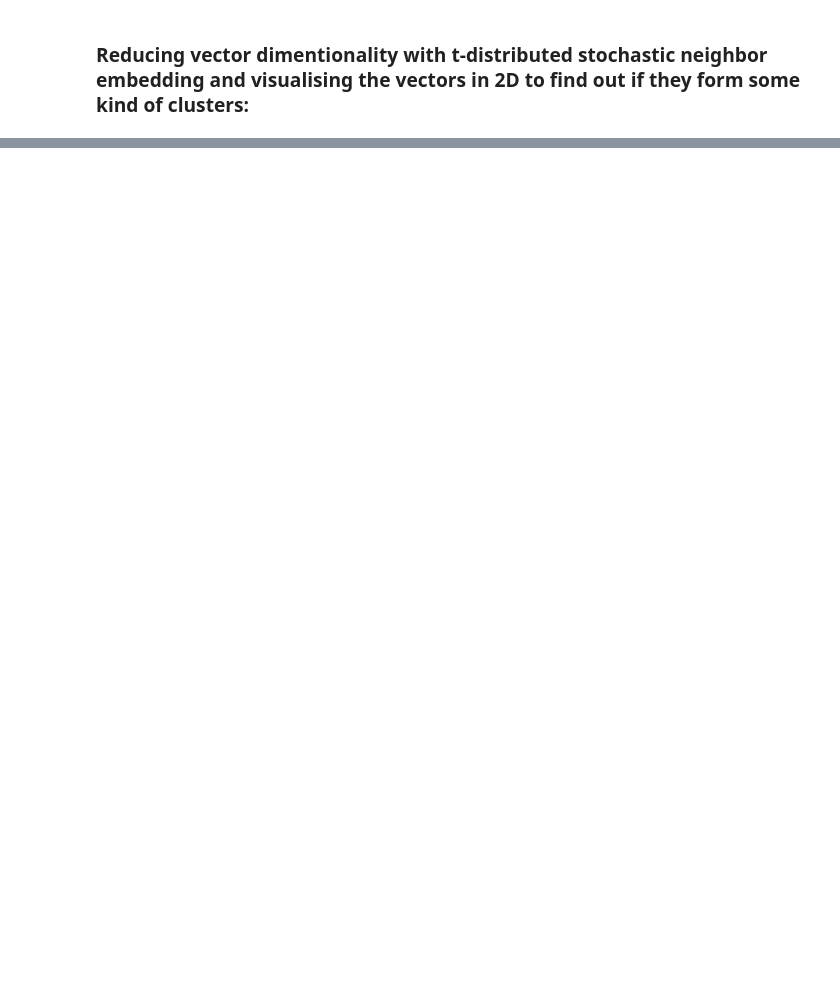
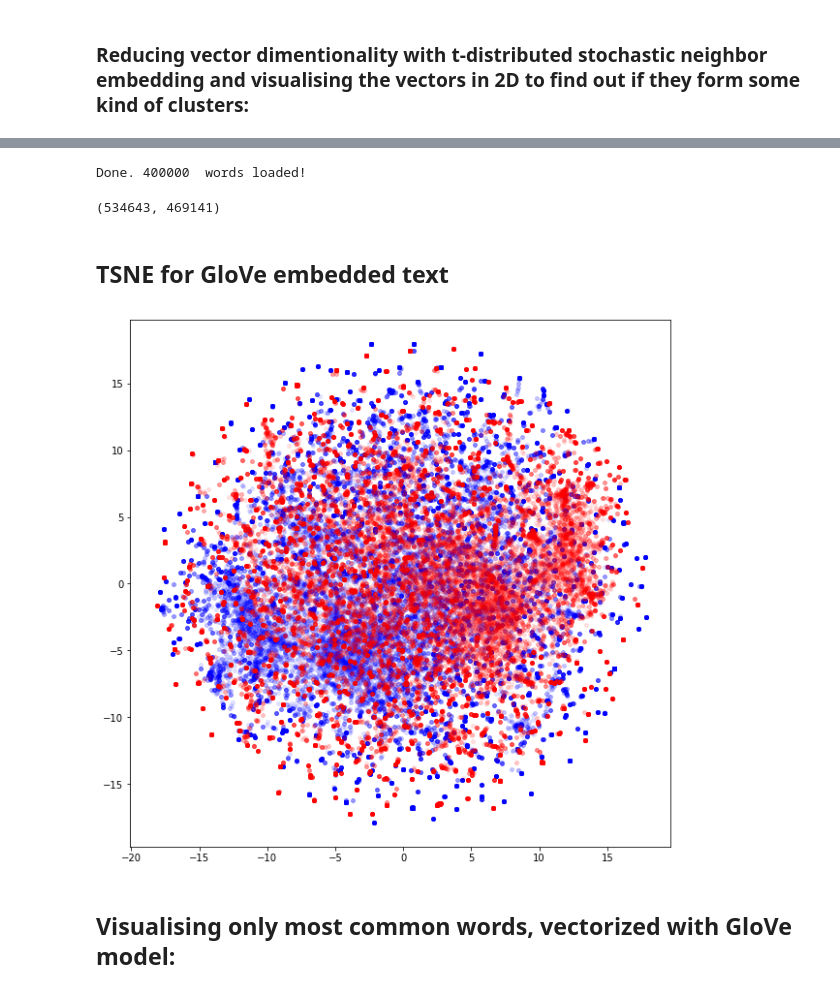
Before and after one commit to gabaslava/imdb, a Jupyter notebook: A. imdb data analysing. the code.ipynb, the cells around one changed output, grey strips where cells are left out. Drawn from its saved outputs; the diff is of its cells as text; code cells hidden in the pictures; blank space fills up the shorter version.

```diff
--- a/A. imdb data analysing. the code.ipynb
+++ b/A. imdb data analysing. the code.ipynb
@@ -375,0 +460,46 @@ plt.show()
+# %%
+file = "glove.6B.50d.txt" #word embeddings - 50 vector dimentionality
+def loadGloveModel(File):
+    with open(File, encoding="utf8" ) as f:
+        content = f.readlines()
+    word_embeddings = {}
+    for line in content:
+        splitLine = line.split()
+        word = splitLine[0]
+        embedding = np.array([float(val) for val in splitLine[1:]])
+        word_embeddings[word] = embedding
+    print ("Done.",len(word_embeddings)," words loaded!")
+    return word_embeddings
+
+glove_embs = loadGloveModel(file)
+glove_unique_words = list(glove_embs.keys())
+# %% [output]
+Done. 400000  words loaded!
+# %%
+glove_vectorized_sentences = sentences_vectorized(X, glove_embs, 50, 2600, glove_unique_words)
+glove_words_true, glove_words_false = separate_true_false_review_words(glove_vectorized_sentences, Y)
+# %%
+len(glove_words_true), len(glove_words_false)
+# %% [output]
+(534643, 469141)
+# %% [markdown]
+## TSNE for GloVe embedded text
+# %%
+tsne = TSNE(n_components=2, perplexity=40, n_iter=500)
+
+#get sample
+glove_true_sample = random.sample(glove_words_true, 40000)
+glove_false_sample = random.sample(glove_words_false, 40000)
+
+glove_tsne_sample_true = tsne.fit_transform(glove_true_sample)
+glove_tsne_sample_false = tsne.fit_transform(glove_false_sample)
+
+fig = plt.figure(figsize=(10,10))
+ax1 = fig.add_subplot(111)
+false = ax1.scatter([i[0] for i in glove_tsne_sample_true], [i[1] for i in glove_tsne_sample_true], s=15, c='b', marker="o", label='false', alpha=0.1)
+true = ax1.scatter([i[0] for i in glove_tsne_sample_false], [i[1] for i in glove_tsne_sample_false], s=15, c='r', marker="o", label='true', alpha=0.1)
+plt.show()
+# %% [output]
+[figure, added]
+# %% [markdown]
+## Visualising only most common words, vectorized with GloVe model:
```
Also changed, not shown: parts of 41 cells of this notebook.
